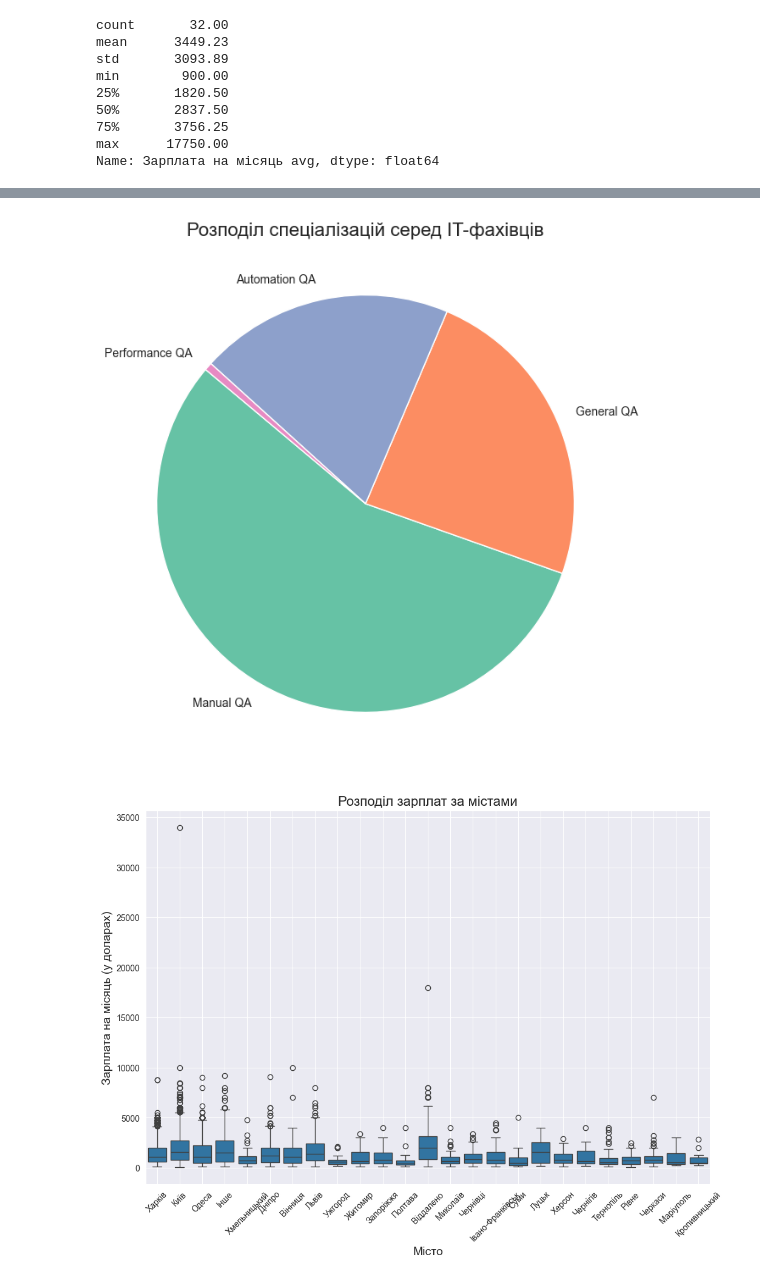
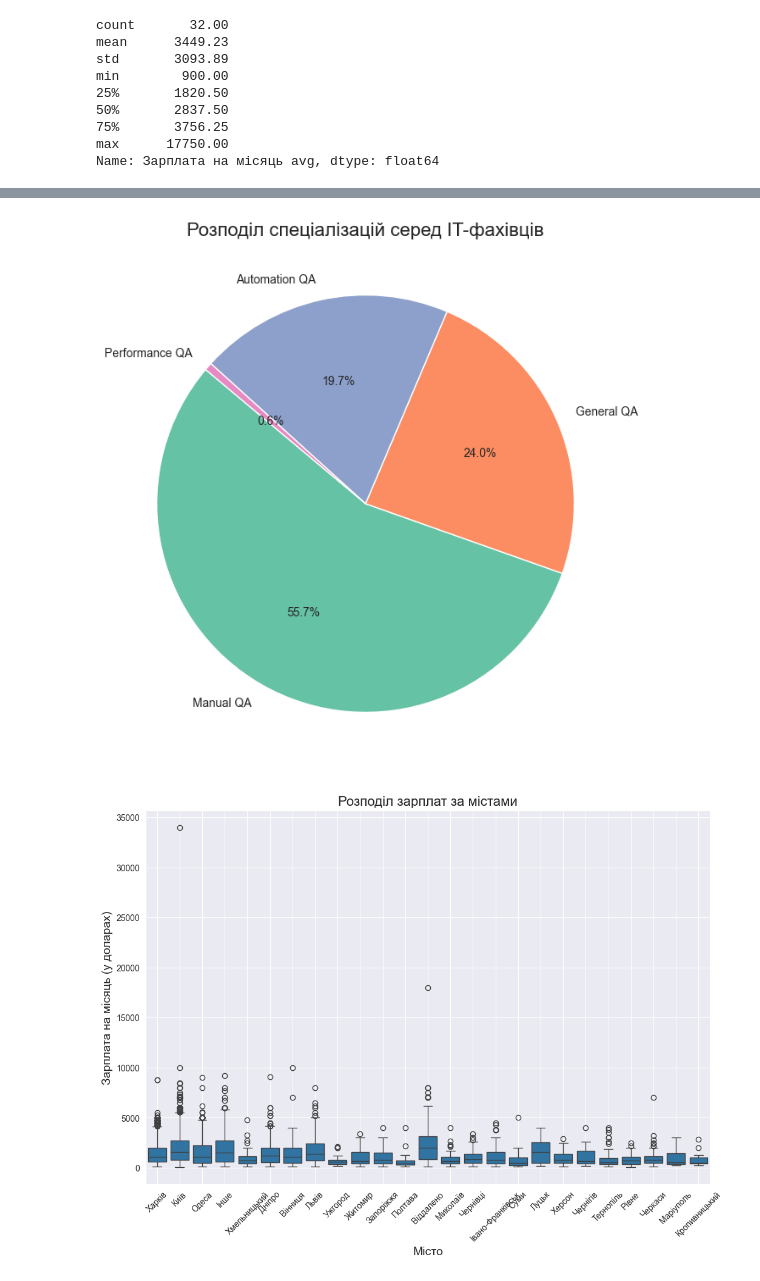
Before and after one commit to VitaliyStyranko/goit-data_science, a Jupyter notebook: Hw2_2.ipynb, the cells around one changed output, grey strips where cells are left out. Cells and saved outputs as stored; diff of their text form; code cells hidden in the pictures.

```diff
--- a/Hw2_2.ipynb
+++ b/Hw2_2.ipynb
@@ -242,14 +243,13 @@ plt.show()
 # %%
 # Підрахунок кількості співробітників за кожною спеціалізацією
 specialization_counts = df['Спеціалізація'].value_counts()
 
-# Кругова діаграма спеціалізацій
 plt.figure(figsize=(10, 8))
-plt.pie(specialization_counts, labels=specialization_counts.index, startangle=140, colors=sns.color_palette("Set2"))
+plt.pie(specialization_counts, labels=specialization_counts.index, autopct='%1.1f%%', startangle=140, colors=sns.color_palette("Set2"))
 plt.title('Розподіл спеціалізацій серед IT-фахівців', fontsize=16)
 plt.show()
 # %% [output]
-[figure, old version]
+[figure, new version]
 # %%
 plt.figure(figsize=(12, 8))
 sns.boxplot(x='Місто', y='Зарплата на місяць', data=df)
```
Also changed, not shown: parts of 2 cells of this notebook, 2 other files.
